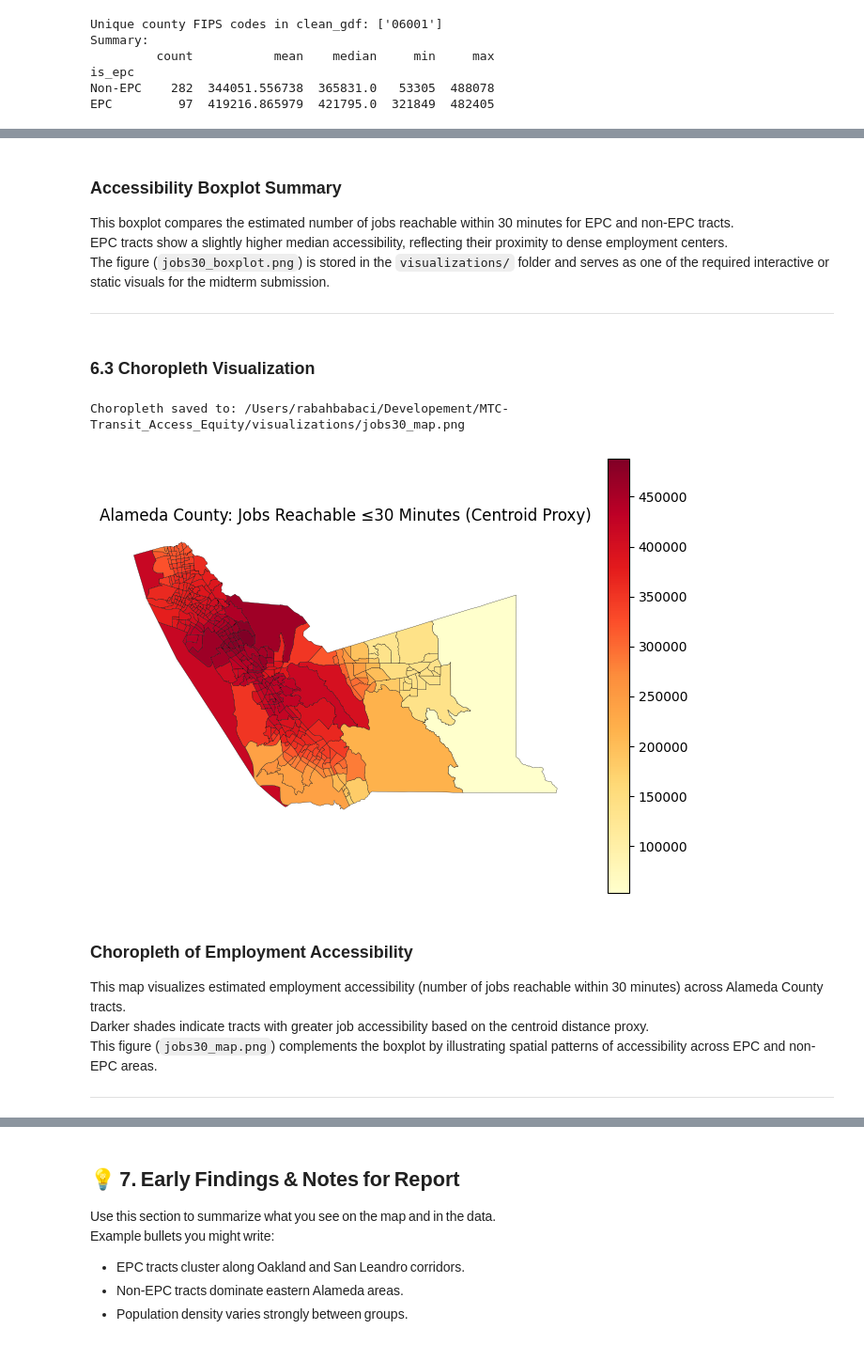
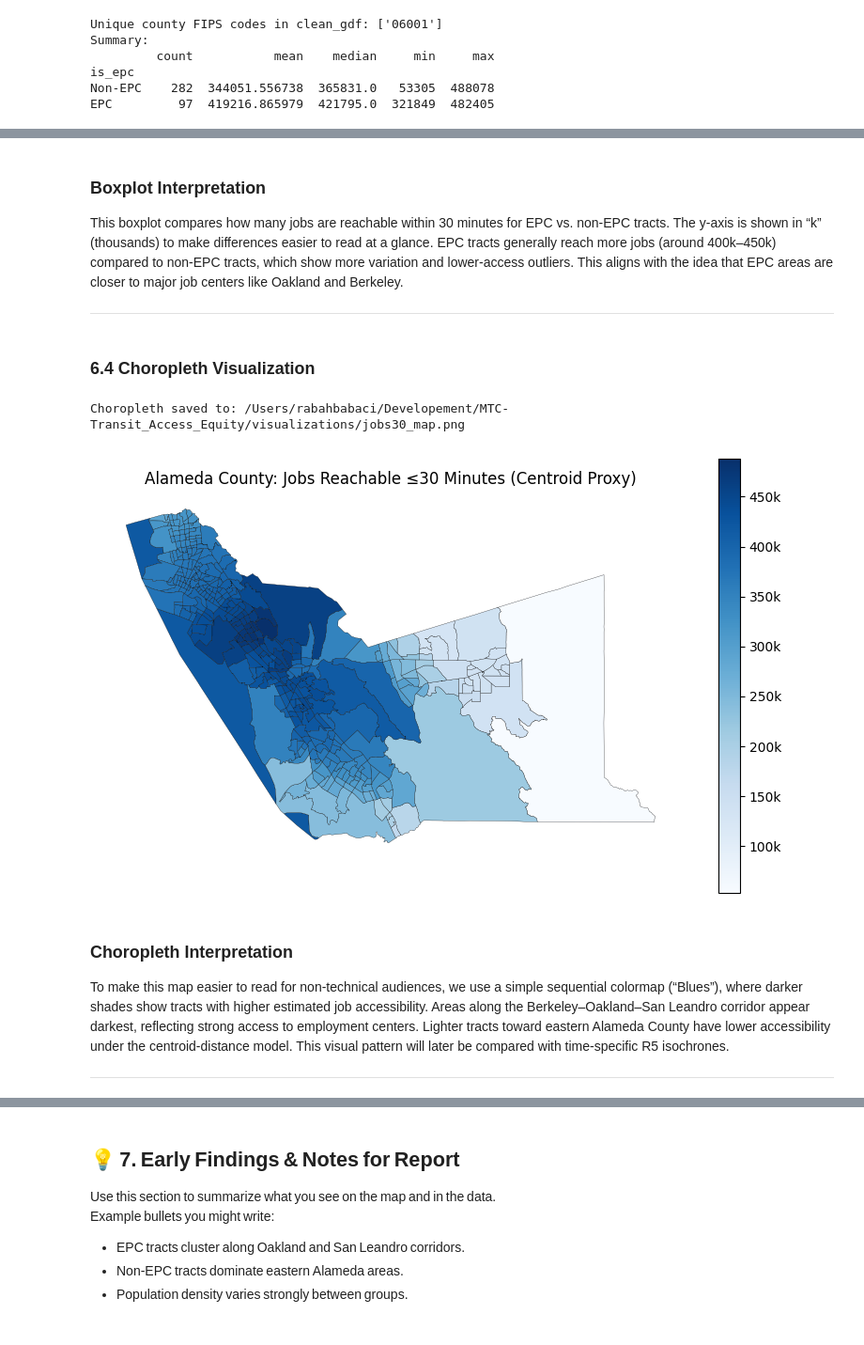
Before and after one commit to rabahbabaci/MTC-Transit_Access_Equity, a Jupyter notebook: notebooks/transit_access_equity_midterm.ipynb, the cells around one changed output, grey strips where cells are left out. Shown at 94% size. Drawn from its saved outputs; the diff is of its cells as text; code cells hidden in the pictures.

```diff
--- a/notebooks/transit_access_equity_midterm.ipynb
+++ b/notebooks/transit_access_equity_midterm.ipynb
@@ -392,21 +407,20 @@ print(
 )
 print(f"Valid geometries: {clean_gdf['geometry'].is_valid.sum()}/{len(clean_gdf)}")
 print(f"Zero-population tracts: {len(clean_gdf[clean_gdf['population'] == 0])}")
+
+# Include population_missing flag if present
 if "population_missing" in merged.columns:
-    clean_gdf["population_missing"] = merged[
-        "population_missing"
-    ]  # Include in clean_gdf
+    clean_gdf["population_missing"] = merged["population_missing"]
     print(
-        f"Zero-population due to missing ACS data: {clean_gdf[clean_gdf['population'] == 0]['population_missing'].sum()}"
+        "Zero-population due to missing ACS data:",
+        clean_gdf.loc[clean_gdf["population"] == 0, "population_missing"].sum(),
     )
 else:
-    print(
-        "Warning: 'population_missing' column not found in merged DataFrame. Run Step 3 to include it."
-    )
+    print("Warning: 'population_missing' column not found in merged DataFrame.")
 
 # Save final dataset
 try:
-    clean_gdf.to_file(f"{PROCESSED}/alameda_final.geojson", driver="GeoJSON")
+    clean_gdf.to_file(PROCESSED / "alameda_final.geojson", driver="GeoJSON")
     print(f"Saved: {PROCESSED}/alameda_final.geojson")
 except Exception as e:
     print(f"Error saving {PROCESSED}/alameda_final.geojson: {e}")
@@ -608,6 +654,8 @@ summary = tracts_jobs.groupby("is_epc")["jobs_30min"].agg(
 ).rename(index={0: "Non-EPC", 1: "EPC"})
 print("Summary:")
 print(summary)
+# Remove centroid warning (optional)
+tracts_jobs = tracts_jobs.set_geometry("geometry")
 # %% [output]
 Unique county FIPS codes in clean_gdf: ['06001']
 Summary:
@@ -649,35 +709,56 @@ Boxplot saved to: /Users/rabahbabaci/Developement/MTC-Transit_Access_Equity/visu
 # %% [markdown]
-### Accessibility Boxplot Summary
-This boxplot compares the estimated number of jobs reachable within 30 minutes for EPC and non-EPC tracts.
-EPC tracts show a slightly higher median accessibility, reflecting their proximity to dense employment centers.
-The figure (`jobs30_boxplot.png`) is stored in the `visualizations/` folder and serves as one of the required interactive or static visuals for the midterm submission.
+### Boxplot Interpretation
+
+This boxplot compares how many jobs are reachable within 30 minutes for EPC vs.
+non-EPC tracts. The y-axis is shown in “k” (thousands) to make differences easier to
+read at a glance. EPC tracts generally reach more jobs (around 400k–450k) compared to
+non-EPC tracts, which show more variation and lower-access outliers. This aligns with
+the idea that EPC areas are closer to major job centers like Oakland and Berkeley.
 
 ---
 # %% [markdown]
-### 6.3 Choropleth Visualization
+### 6.4 Choropleth Visualization
 # %%
 # Choropleth (displayed inline and saved)
-fig = plt.figure(figsize=(8, 6))
+
+fig = plt.figure(figsize=(10, 6))
 ax = plt.gca()
-tracts_jobs.to_crs(4326).plot(
-    column="jobs_30min", cmap="YlOrRd", edgecolor="k", linewidth=0.2, ax=ax, legend=True
+
+# Plot choropleth with a cleaner, non-technical-friendly colormap ("Blues")
+chor = tracts_jobs.to_crs(4326).plot(
+    column="jobs_30min",
+    cmap="Blues",  # <-- updated colormap
+    edgecolor="k",
+    linewidth=0.2,
+    ax=ax,
+    legend=True,
 )
+
+# Format the colorbar ticks to show 'k' (thousands)
+cbar = chor.get_figure().axes[-1]
+ticks = cbar.get_yticks()
+cbar.set_yticklabels([f"{int(t/1000)}k" for t in ticks])
+
 ax.set_title("Alameda County: Jobs Reachable ≤30 Minutes (Centroid Proxy)")
 ax.set_axis_off()
 
-# Save and show
+# Save and show map
 choropleth_path = VIS / "jobs30_map.png"
 plt.savefig(choropleth_path, dpi=180, bbox_inches="tight")
 print(f"Choropleth saved to: {choropleth_path}")
 plt.show()
 # %% [output]
 Choropleth saved to: /Users/rabahbabaci/Developement/MTC-Transit_Access_Equity/visualizations/jobs30_map.png
-[figure, old version]
+[figure, new version]
 # %% [markdown]
-### Choropleth of Employment Accessibility
-This map visualizes estimated employment accessibility (number of jobs reachable within 30 minutes) across Alameda County tracts.
-Darker shades indicate tracts with greater job accessibility based on the centroid distance proxy.
-This figure (`jobs30_map.png`) complements the boxplot by illustrating spatial patterns of accessibility across EPC and non-EPC areas.
+### Choropleth Interpretation
+
+To make this map easier to read for non-technical audiences, we use a simple
+sequential colormap (“Blues”), where darker shades show tracts with higher estimated
+job accessibility. Areas along the Berkeley–Oakland–San Leandro corridor appear
+darkest, reflecting strong access to employment centers. Lighter tracts toward eastern
+Alameda County have lower accessibility under the centroid-distance model. This
+visual pattern will later be compared with time-specific R5 isochrones.
 
 ---
 # %% [markdown]
```
Also changed, not shown: parts of 47 cells of this notebook, 6 other files.
